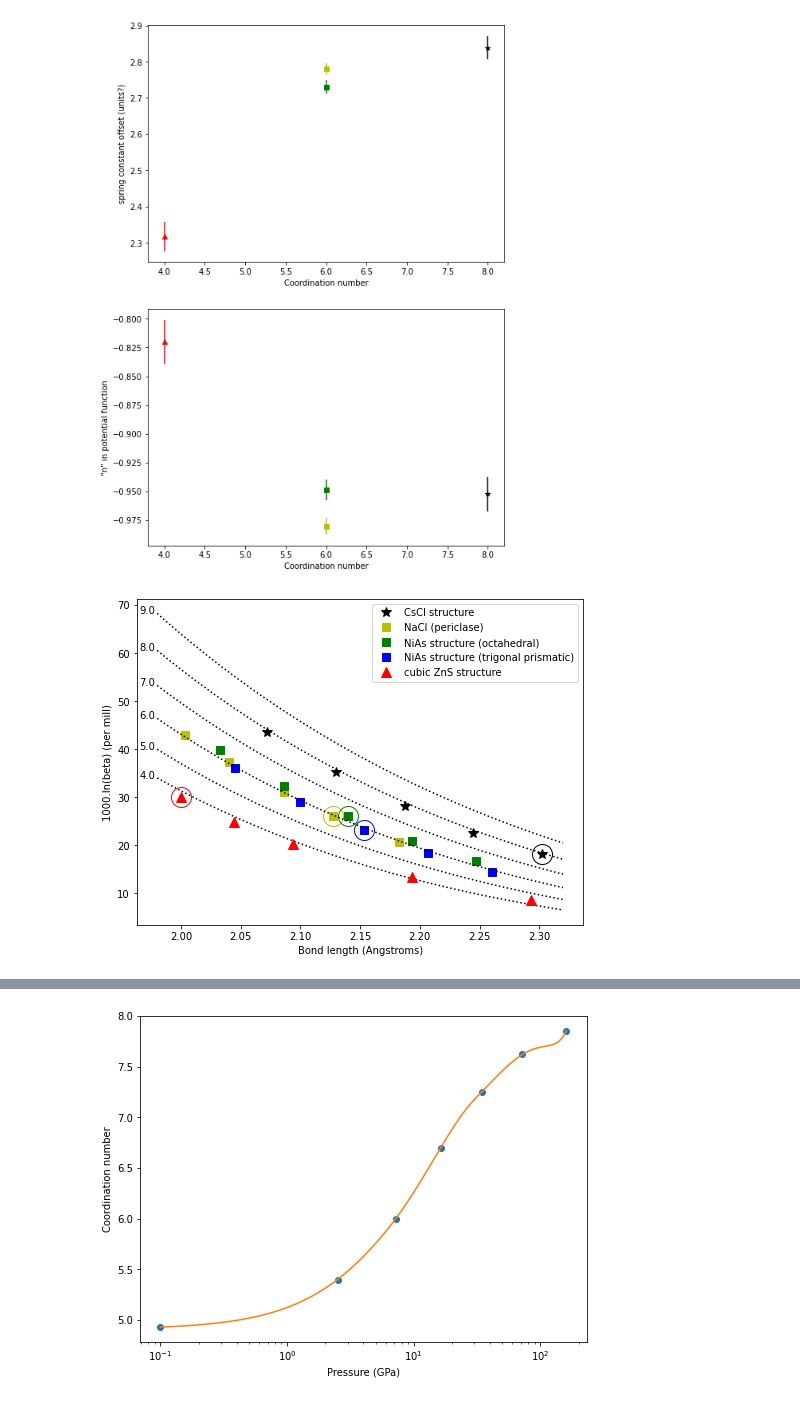
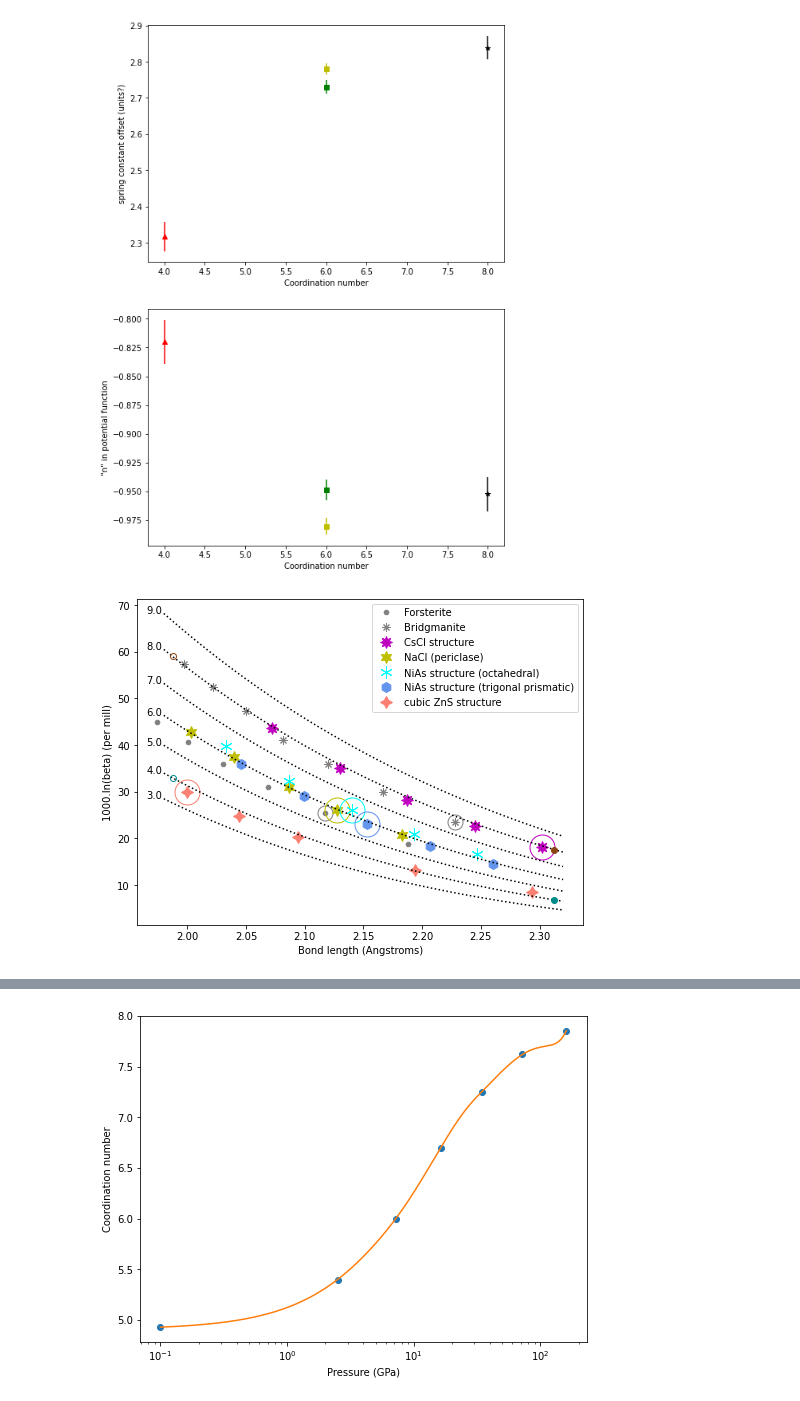
Before and after one commit to andreww/isofrac, a Jupyter notebook: potential_figure.ipynb, the cells around one changed output, grey strips where cells are left out. Cells and saved outputs as stored; diff of their text form; code cells hidden in the pictures.

Commit message:
Uodate figures

```diff
--- a/potential_figure.ipynb
+++ b/potential_figure.ipynb
@@ -433,41 +439,81 @@ predictors = np.array((cscl_beta_permil + mgo_beta_permil + nias_first_beta_perm
                        + nias_second_beta_permil + cubzns_beta_permil))
 all_popt, all_pcov = sp_opt.curve_fit(calc_beta_300_vary_q_coord, data,
                                       predictors, [1.0, 0.0, 0.0])
+# %%
+# Silicate data for comparison
+
+# Data from /nfs/see-fs-02_users/earawa/lvs/Castep-isotopes-work/free_energy/Mg2SiO4
+# at -10, 0, 10, 20, 30 and 40 GPa
+fo_data_bonds = np.array([2.18806, 2.1173566666666663, 2.06903, 2.0307566666666665, 2.000488333333333, 1.974421666666667])
+fo_data_300k = np.array([18.799606, 25.343401, 30.932164, 36.051153, 40.674813, 44.893845])
+fo_data_bonds_0GPa = 2.1173566666666663
+fo_data_300k_0GPa = 25.343401
+
+# Data from /nfs/see-fs-02_users/earawa/lvs/Castep-isotopes-work/free_energy/MgSiO3
+# at 0 GPa, 20, 40, 60, 80, 100 and 120 GPa
+pv_data_bonds = np.array([2.2277, 2.16657375, 2.1199, 2.0819075, 2.0497562499999997, 2.02188875, 1.9972662500000002])
+pv_data_300k = np.array([23.443879, 30.005733, 35.920075, 41.051075, 47.352945, 52.504616, 57.403608])
+pv_data_bonds_0GPa = 2.2277
+pv_data_300k_0GPa = 23.443879
 # %%
+# Make the figure...
+
 fig, ax = plt.subplots(figsize=(8,6))
 
-ax.plot(cscl_r_ang, cscl_beta_permil, 'k*', label='CsCl structure', markersize=10)
-ax.plot(cscl_r_ref, cscl_beta_ref, 'ko', fillstyle='none', markersize=20)
+ax.plot(fo_data_bonds, fo_data_300k, color='grey', linestyle='', marker=(6,0,30),
+        label='Forsterite', markersize=5)
+ax.plot(fo_data_bonds_0GPa, fo_data_300k_0GPa, color='grey', marker='o', fillstyle='none', markersize=15)
 
-ax.plot(mgo_r_ang, mgo_beta_permil, 'ys', label='NaCl (periclase)', markersize=8)
-ax.plot(mgo_r_ref, mgo_beta_ref, 'yo', fillstyle='none', markersize=20)
-
-ax.plot(nias_first_r_ang, nias_first_beta_permil, 'gs', label='NiAs structure (octahedral)',
-        markersize=8)
-ax.plot(nias_first_r_ref, nias_first_beta_ref, 'go', fillstyle='none', markersize=20)
-
-ax.plot(nias_second_r_ang, nias_second_beta_permil, 'bs', label='NiAs structure (trigonal prismatic)',
-        markersize=8)
-ax.plot(nias_second_r_ref, nias_second_beta_ref, 'bo', fillstyle='none', markersize=20)
+ax.plot(pv_data_bonds, pv_data_300k, color='grey', linestyle='', marker=(8,2,0),
+        label='Bridgmanite', markersize=8)
+ax.plot(pv_data_bonds_0GPa, pv_data_300k_0GPa, color='grey', marker='o', fillstyle='none', markersize=15)
 
 
-for coord in [4.0, 5.0, 6.0, 7.0, 8.0, 9.0]:
+ax.plot(cscl_r_ang, cscl_beta_permil, color='m', linestyle='', marker=(8,1,0),
+        label='CsCl structure', markersize=12)
+ax.plot(cscl_r_ref, cscl_beta_ref, 'mo', fillstyle='none', markersize=25)
+
+ax.plot(mgo_r_ang, mgo_beta_permil, color='y', linestyle='', marker=(6,1,0),
+        label='NaCl (periclase)', markersize=12)
+ax.plot(mgo_r_ref, mgo_beta_ref, 'yo', fillstyle='none', markersize=25)
+
+ax.plot(nias_first_r_ang, nias_first_beta_permil, color='cyan', linestyle='', marker=(6,2,0),
+        label='NiAs structure (octahedral)', markersize=12)
+ax.plot(nias_first_r_ref, nias_first_beta_ref,  'o', color='cyan', fillstyle='none', markersize=25)
+
+ax.plot(nias_second_r_ang, nias_second_beta_permil, color='cornflowerblue', linestyle='', marker=(6,0,0),
+        label='NiAs structure (trigonal prismatic)', markersize=10)
+ax.plot(nias_second_r_ref, nias_second_beta_ref, color='cornflowerblue', marker='o', fillstyle='none', markersize=25)
+
+ax.plot(cubzns_r_ang, cubzns_beta_permil, color='salmon', linestyle='', marker=(4,1,0),
+        label='cubic ZnS structure', markersize=12)
+ax.plot(cubzns_r_ref, cubzns_beta_ref, color='salmon', marker='o', fillstyle='none', markersize=25)
+
+for coord in [3.0, 4.0, 5.0, 6.0, 7.0, 8.0, 9.0]:
 
     r_points = np.linspace(1.98, 2.32)
     coords = np.ones_like(r_points) * coord
     data = np.stack((r_points, coords))
     values = calc_beta_300_vary_q_coord(data, *all_popt)
     ax.plot(r_points, values, 'k', linestyle=':')
     ax.text(1.965, values[0], str(coord))
 
 
+ax.plot(1.9875, calc_beta_300_vary_q_coord([1.9875,4.0], *all_popt), 'o', fillstyle='none',
+        color='darkcyan', markersize=6)
+ax.plot(2.3125, calc_beta_300_vary_q_coord([2.3125,4.0], *all_popt), 'o',
+        color='darkcyan', markersize=6)
+ax.plot(1.9875, calc_beta_300_vary_q_coord([1.9875,8.0], *all_popt), 'o', fillstyle='none',
+        color='saddlebrown', markersize=6)
+ax.plot(2.3125, calc_beta_300_vary_q_coord([2.3125,8.0], *all_popt), 'o',
+        color='saddlebrown', markersize=6)
 
-ax.plot(cubzns_r_ang, cubzns_beta_permil, 'r^', label='cubic ZnS structure', markersize=10)
-ax.plot(cubzns_r_ref, cubzns_beta_ref, 'ro', fillstyle='none', markersize=20)
+
+
 ax.set_xlabel('Bond length (Angstroms)')
 ax.set_ylabel('1000.ln(beta) (per mill)')
 
 ax.legend()
 plt.show()
 # %% [output]
-[figure, old version]
+[figure, new version]
```
Also changed, not shown: parts of 5 cells of this notebook.
